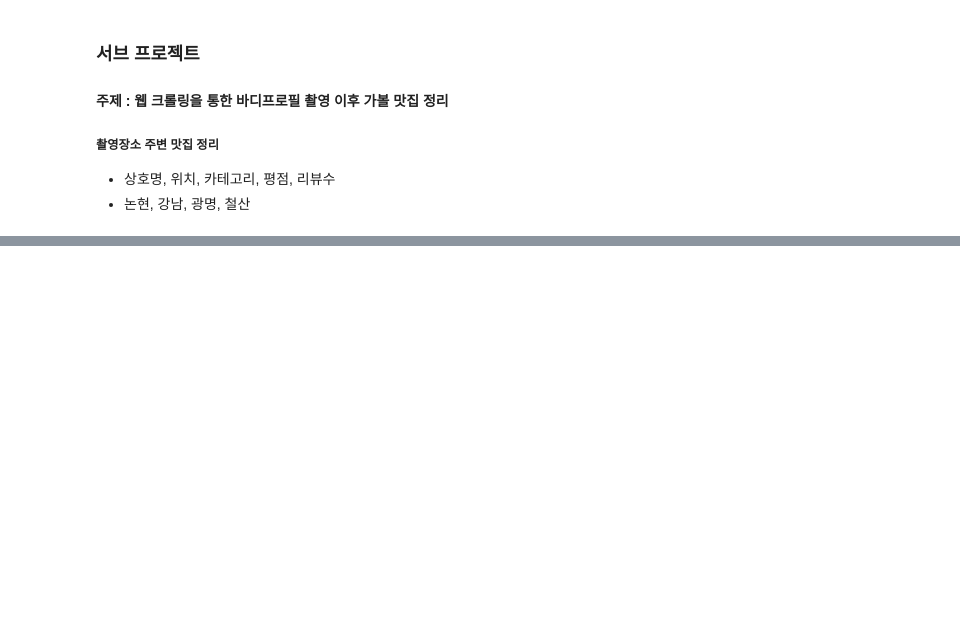
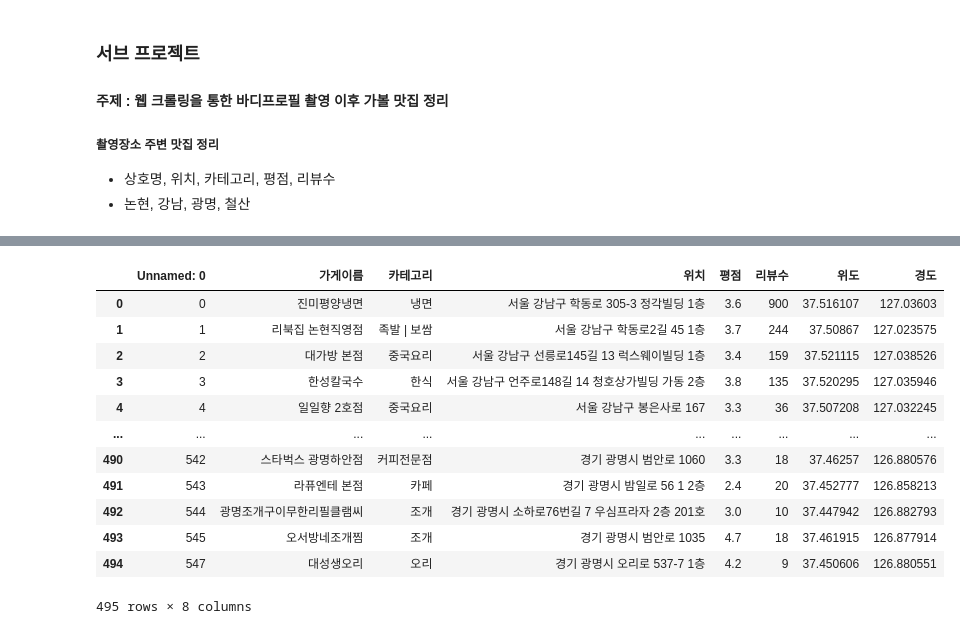
Before and after one commit to fanithon/Subproject-Restaurant-Crawling, a Jupyter notebook: 01.KAKAO_Restaurant-subproject.ipynb, the cells around one changed output, grey strips where cells are left out. Saved outputs shown, nothing was run; the diff lists cells and outputs as text; code cells hidden in the pictures; blank space fills up the shorter version.

```diff
--- a/01.KAKAO_Restaurant-subproject.ipynb
+++ b/01.KAKAO_Restaurant-subproject.ipynb
@@ -357,0 +421,8 @@ df[df['카테고리'] == '디저트카페'].sort_values('리뷰수',ascending=Fa
+# %%
+# !pip install googlemaps
+import googlemaps
+df_list = pd.read_csv('./restaurant_crawling.csv', encoding='UTF-8')
+# %%
+# Googlempas Key
+googlempas_keys = "AIzaSyDkyd84X6xWqjFsjiLLFmV8QU_IgscFFG8"
+gmap = googlemaps.Client(key = googlempas_keys)
@@ -357,0 +466,5 @@ df[df['카테고리'] == '디저트카페'].sort_values('리뷰수',ascending=Fa
+# %%
+#리스트들 데이터프레임으로 변환
+df_list2 = pd.DataFrame(place_lat)
+df_list3 = pd.DataFrame(place_lng)
+df_list2
@@ -357,0 +485,5 @@ df[df['카테고리'] == '디저트카페'].sort_values('리뷰수',ascending=Fa
+# %%
+#열이름 변경
+df_list2 = df_list2.rename(columns = {0:"위도"})
+df_list3 = df_list3.rename(columns = {0:"경도"})
+df_list2
@@ -357,0 +504,20 @@ df[df['카테고리'] == '디저트카페'].sort_values('리뷰수',ascending=Fa
+# %%
+#세개의 데이터프레임 합쳐주기
+df = pd.concat([df_list, df_list2, df_list3], axis = 1)
+#카카오맵에 중복값이 존재하여 중복값 제거
+df.drop_duplicates(['가게이름'], inplace=True)
+df
+# %% [output]
+|  | Unnamed: 0 | 가게이름 | 카테고리 | 위치 | 평점 | 리뷰수 | 위도 | 경도 |
+| 0 | 0 | 진미평양냉면 | 냉면 | 서울 강남구 학동로 305-3 정각빌딩 1층 | 3.6 | 900 | 37.516107 | 127.03603 |
+| 1 | 1 | 리북집 논현직영점 | 족발 | 보쌈 | 서울 강남구 학동로2길 45 1층 | 3.7 | 244 | 37.50867 | 127.023575 |
+| 2 | 2 | 대가방 본점 | 중국요리 | 서울 강남구 선릉로145길 13 럭스웨이빌딩 1층 | 3.4 | 159 | 37.521115 | 127.038526 |
+| 3 | 3 | 한성칼국수 | 한식 | 서울 강남구 언주로148길 14 청호상가빌딩 가동 2층 | 3.8 | 135 | 37.520295 | 127.035946 |
+| 4 | 4 | 일일향 2호점 | 중국요리 | 서울 강남구 봉은사로 167 | 3.3 | 36 | 37.507208 | 127.032245 |
+| ... | ... | ... | ... | ... | ... | ... | ... | ... |
+| 490 | 542 | 스타벅스 광명하안점 | 커피전문점 | 경기 광명시 범안로 1060 | 3.3 | 18 | 37.46257 | 126.880576 |
+| 491 | 543 | 라퓨엔테 본점 | 카페 | 경기 광명시 밤일로 56 1 2층 | 2.4 | 20 | 37.452777 | 126.858213 |
+| 492 | 544 | 광명조개구이무한리필클램씨 | 조개 | 경기 광명시 소하로76번길 7 우심프라자 2층 201호 | 3.0 | 10 | 37.447942 | 126.882793 |
+| 493 | 545 | 오서방네조개찜 | 조개 | 경기 광명시 범안로 1035 | 4.7 | 18 | 37.461915 | 126.877914 |
+| 494 | 547 | 대성생오리 | 오리 | 경기 광명시 오리로 537-7 1층 | 4.2 | 9 | 37.450606 | 126.880551 |
+495 rows × 8 columns
```
Also changed, not shown: parts of 34 cells of this notebook, 2 other files.
